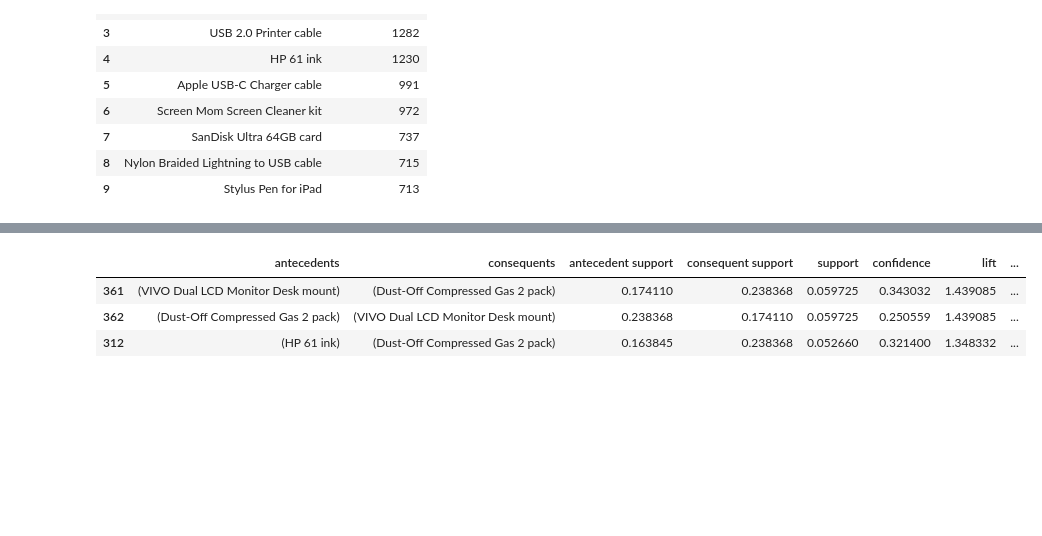
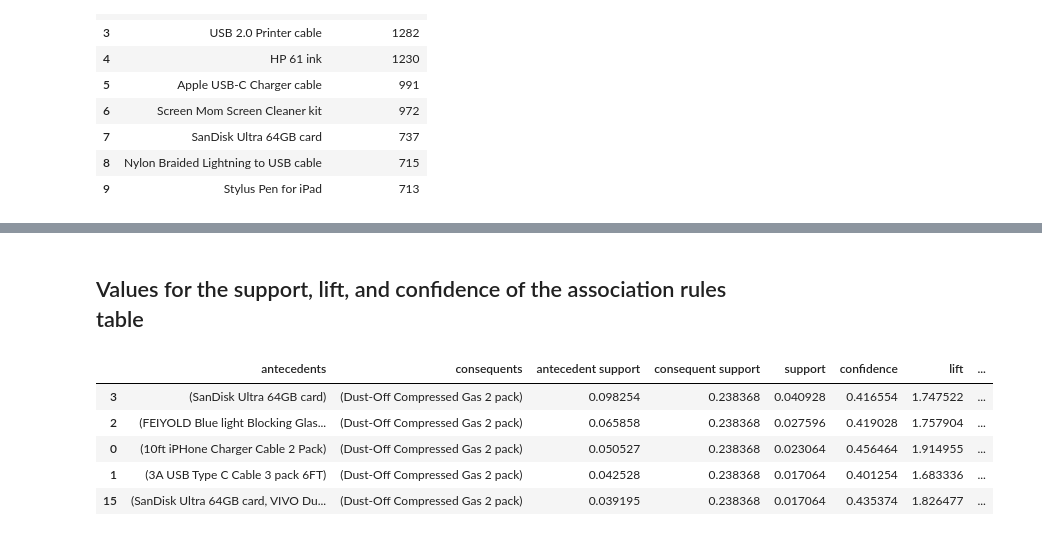
Before and after one commit to cfreeman22/d212_data_mining_2, a Jupyter notebook: D212_task3_b.ipynb, the cells around one changed output, grey strips where cells are left out. Cells and saved outputs as stored; diff of their text form; code cells hidden in the pictures; blank space fills up the shorter version.

```diff
--- a/D212_task3_b.ipynb
+++ b/D212_task3_b.ipynb
@@ -307,6 +209,3 @@ oh_df.head()
-# %%
-from mlxtend.frequent_patterns import apriori, association_rules
-freq_items = apriori(oh_df, min_support=.0034, use_colnames=True)
 # %%
 freq_items
 # %% [output]
@@ -532,6 +224,0 @@ Successfully installed apyori-1.1.2
-# %%
-from apyori import apriori
-
-#applying apriori algorithm
-association_rules = apriori(l, min_support=0.0045, min_confidence=0.2, min_lift=3, min_length=2)
-association_results = list(association_rules)
@@ -609,2 +224,0 @@ oh_df.head()
-# %%
-freq_items = apriori(oh_df, min_support=.0034, use_colnames=True)
@@ -627,5 +225,5 @@ freq_items
 # %%
-rules = association_rules(freq_items, metric='confidence', min_threshold=0.1)
+rules = association_rules(freq_items, metric='confidence', min_threshold=.4)
 # %%
 rules
 # %% [output]
@@ -645,8 +264,12 @@ rules
+# %% [markdown]
+## Values for the support, lift, and confidence of the association rules table
 # %%
-rules.sort_values('support', ascending=False)[0:3]
+rules.sort_values('support', ascending=False)[0:5]
 # %% [output]
 |  | antecedents | consequents | antecedent support | consequent support | support | confidence | lift | ... |
-| 361 | (VIVO Dual LCD Monitor Desk mount) | (Dust-Off Compressed Gas 2 pack) | 0.174110 | 0.238368 | 0.059725 | 0.343032 | 1.439085 | ... |
-| 362 | (Dust-Off Compressed Gas 2 pack) | (VIVO Dual LCD Monitor Desk mount) | 0.238368 | 0.174110 | 0.059725 | 0.250559 | 1.439085 | ... |
-| 312 | (HP 61 ink) | (Dust-Off Compressed Gas 2 pack) | 0.163845 | 0.238368 | 0.052660 | 0.321400 | 1.348332 | ... |
+| 3 | (SanDisk Ultra 64GB card) | (Dust-Off Compressed Gas 2 pack) | 0.098254 | 0.238368 | 0.040928 | 0.416554 | 1.747522 | ... |
+| 2 | (FEIYOLD Blue light Blocking Glas... | (Dust-Off Compressed Gas 2 pack) | 0.065858 | 0.238368 | 0.027596 | 0.419028 | 1.757904 | ... |
+| 0 | (10ft iPHone Charger Cable 2 Pack) | (Dust-Off Compressed Gas 2 pack) | 0.050527 | 0.238368 | 0.023064 | 0.456464 | 1.914955 | ... |
+| 1 | (3A USB Type C Cable 3 pack 6FT) | (Dust-Off Compressed Gas 2 pack) | 0.042528 | 0.238368 | 0.017064 | 0.401254 | 1.683336 | ... |
+| 15 | (SanDisk Ultra 64GB card, VIVO Du... | (Dust-Off Compressed Gas 2 pack) | 0.039195 | 0.238368 | 0.017064 | 0.435374 | 1.826477 | ... |
 # %%
```
Also changed, not shown: parts of 53 cells of this notebook.
